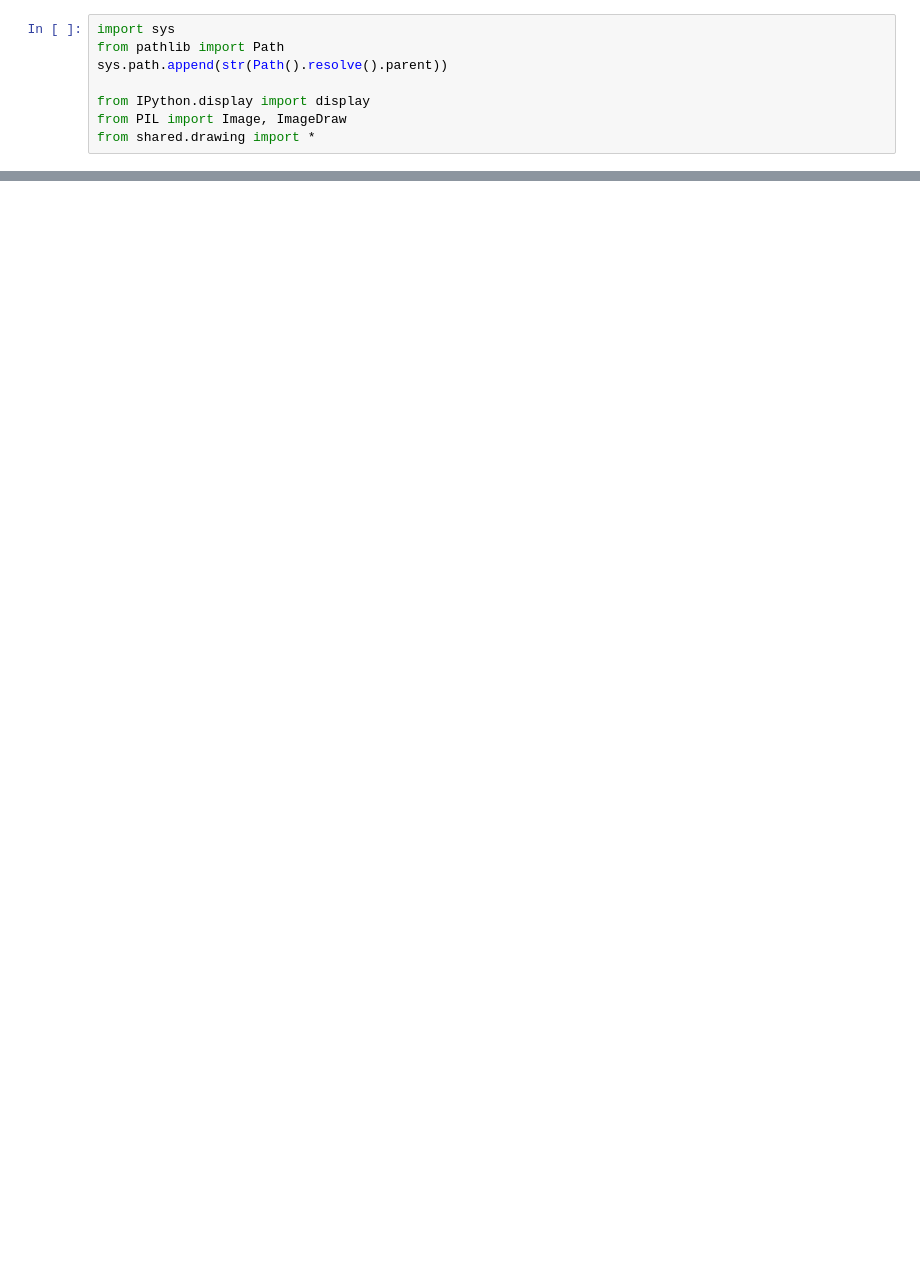
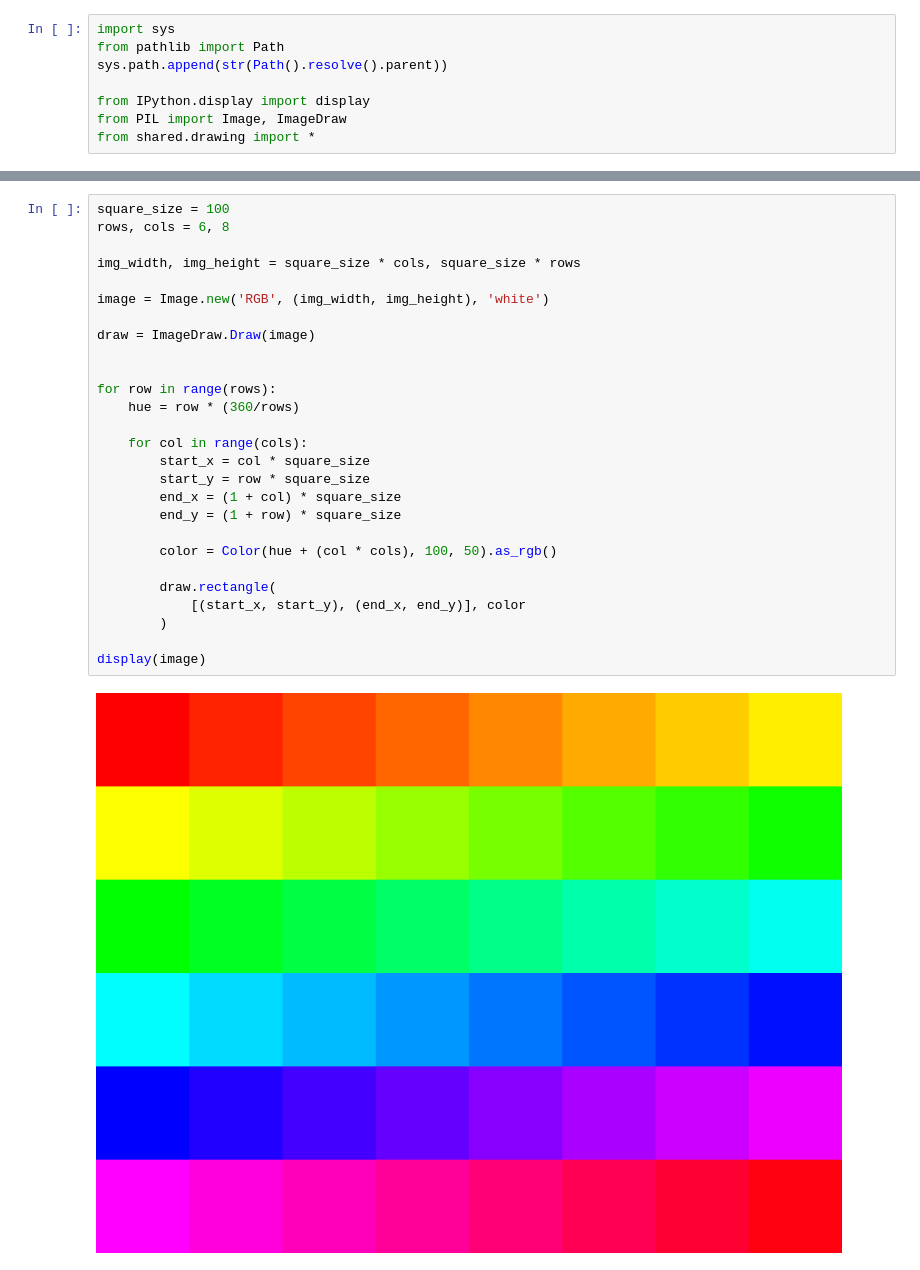
Before and after one commit to williamw/color-theory, a Jupyter notebook: module_03/sheets.ipynb, the cells around one changed output, grey strips where cells are left out. Drawn from its saved outputs; the diff is of its cells as text; blank space fills up the shorter version.

```diff
--- a/module_03/sheets.ipynb
+++ b/module_03/sheets.ipynb
@@ -26,0 +29,29 @@ display(image)
+# %%
+square_size = 100
+rows, cols = 6, 8
+
+img_width, img_height = square_size * cols, square_size * rows
+
+image = Image.new('RGB', (img_width, img_height), 'white')
+
+draw = ImageDraw.Draw(image)
+
+
+for row in range(rows):
+    hue = row * (360/rows)
+
+    for col in range(cols):
+        start_x = col * square_size
+        start_y = row * square_size
+        end_x = (1 + col) * square_size
+        end_y = (1 + row) * square_size
+
+        color = Color(hue + (col * cols), 100, 50).as_rgb()
+
+        draw.rectangle(
+            [(start_x, start_y), (end_x, end_y)], color
+        )
+
+display(image)
+# %% [output]
+[figure, added]
```
Also changed, not shown: parts of 3 cells of this notebook.
